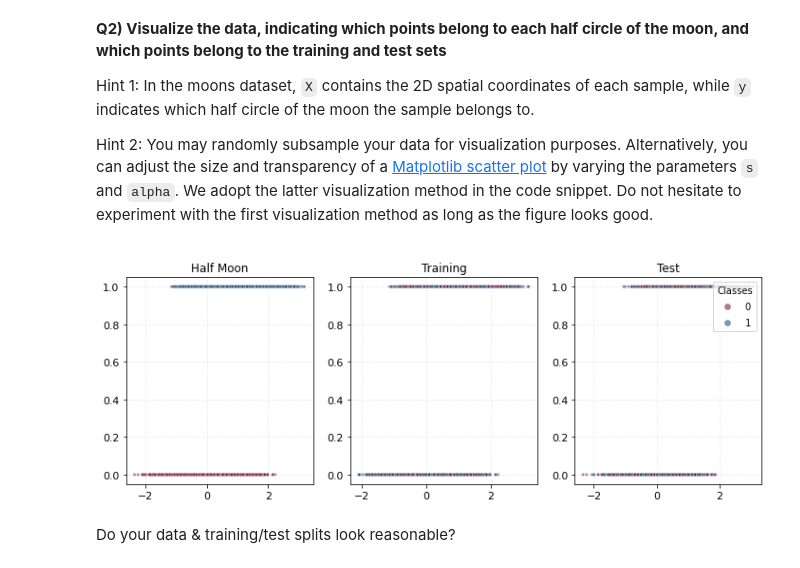
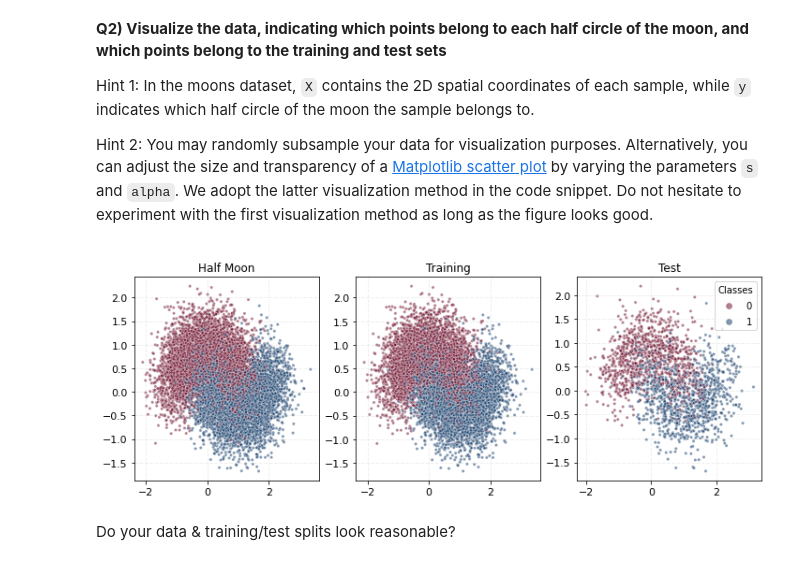
Before and after one commit to creymo/2022_ML_EES, a Jupyter notebook: Copie_de_S3_2_Decision_Trees.ipynb, the cells around one changed output. Drawn from its saved outputs; the diff is of its cells as text; code cells hidden in the pictures.

```diff
--- a/Copie_de_S3_2_Decision_Trees.ipynb
+++ b/Copie_de_S3_2_Decision_Trees.ipynb
@@ -43,37 +43,37 @@ Hint 2: You may randomly subsample your data for visualization purposes. Alterna
 import numpy as np
 import matplotlib.pyplot as plt
 fig,ax = plt.subplots(1,3,figsize=(12,4))
 #########################################################################################################
 # (1) Plot the whole dataset with plt.scatter
 #########################################################################################################
 # The X and y indices of each data point can be obtained like this: X[:,0], X[:,1]
 # The scatter points should be coloured by y
-scatter = ax[0].scatter(X[:,0],y,s=10,c=y[0:len(X)],edgecolor='w',linewidths=0.5,alpha=0.5,cmap='RdBu')
+scatter = ax[0].scatter(X[:,0],X[:,1],s=10,c=y,edgecolor='w',linewidths=0.5,alpha=0.5,cmap='RdBu')
 # Add legend to the upper right corner of the figure
 legend1 = plt.legend(*scatter.legend_elements(),loc='upper right', title="Classes")
 ax[0].set_title('Half Moon')
 ax[0].tick_params(axis='both', which='major', labelsize=11)
 ax[0].grid(alpha=0.2,ls='--',lw=1)
 
 #########################################################################################################
 # (2) Plot the training dataset with plt.scatter
 #########################################################################################################
-scatter_train = ax[1].scatter(X_train[:,0],y_train,s=10,c=y[0:len(X_train)],edgecolor='w',linewidths=0.5,alpha=0.5,cmap='RdBu')
+scatter_train = ax[1].scatter(X_train[:,0],X_train[:,1],s=10,c=y_train,edgecolor='w',linewidths=0.5,alpha=0.5,cmap='RdBu')
 ax[1].set_title('Training')
 ax[1].tick_params(axis='both', which='major', labelsize=11)
 ax[1].grid(alpha=0.2,ls='--',lw=1)
 
 #########################################################################################################
 # (2) Plot the test dataset with plt.scatter
 #########################################################################################################
-scatter_test = ax[2].scatter(X_test[:,0],y_test,s=10,c=y[0:len(X_test)],edgecolor='w',linewidths=0.5,alpha=0.5,cmap='RdBu')
+scatter_test = ax[2].scatter(X_test[:,0],X_test[:,1],s=10,c=y_test,edgecolor='w',linewidths=0.5,alpha=0.5,cmap='RdBu')
 ax[2].set_title('Test')
 ax[2].tick_params(axis='both', which='major', labelsize=11)
 ax[2].grid(alpha=0.2,ls='--',lw=1)
 
 plt.show()
 # %% [output]
-[figure, old version]
+[figure, new version]
 # %% [markdown]
 Do your data & training/test splits look reasonable?
 # %% [markdown]
```
Also changed, not shown: parts of 5 cells of this notebook.
